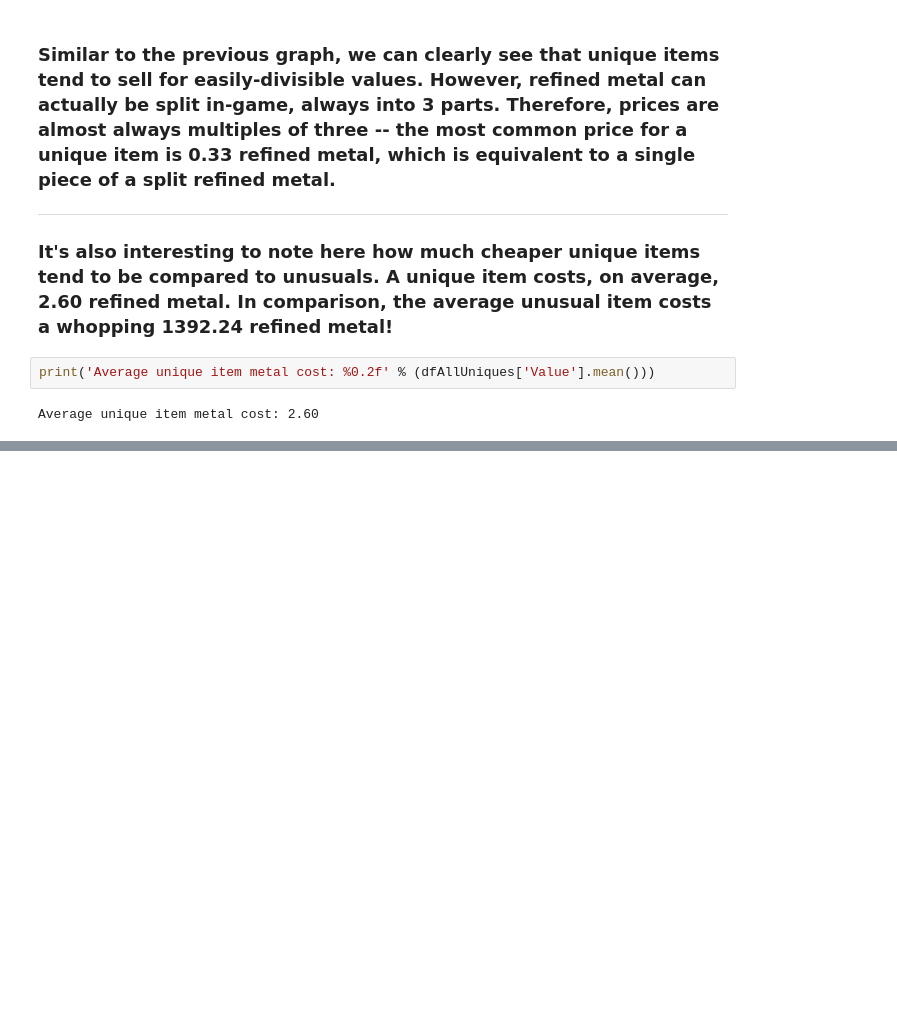
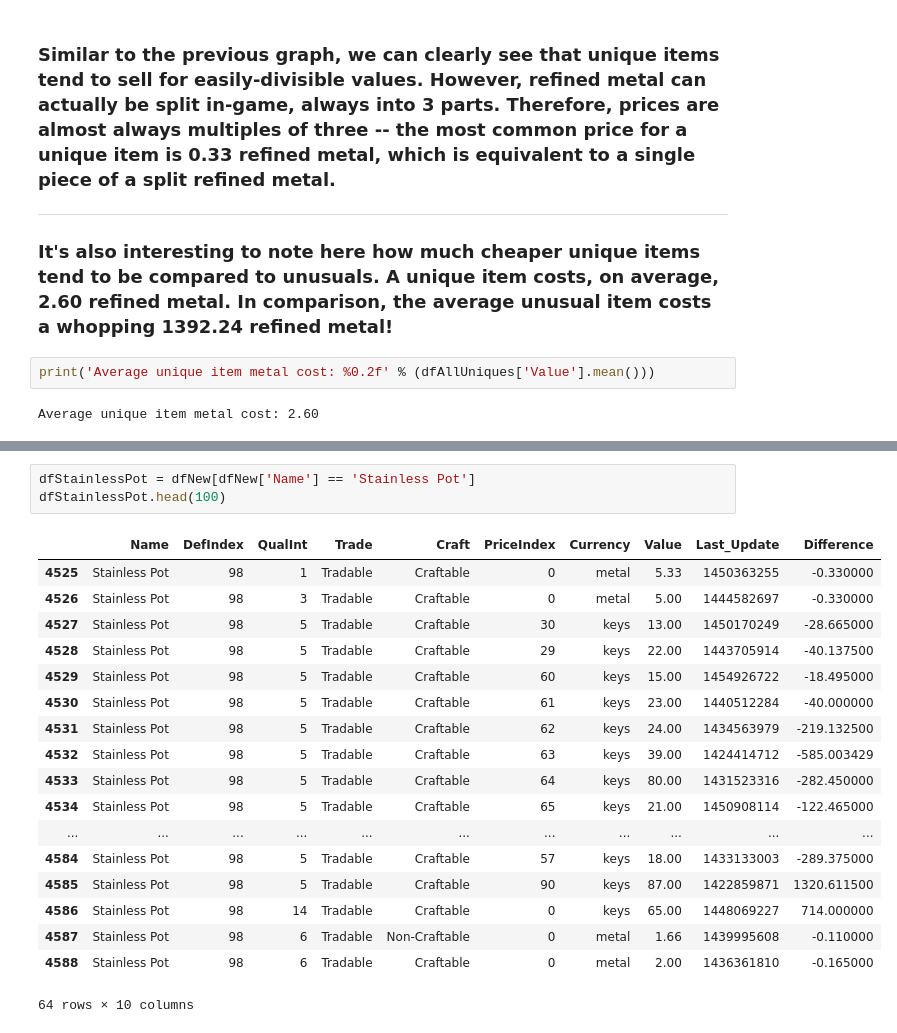
Before and after one commit to NithinPerumal/SteamMarketAnalysis, a Jupyter notebook: IPython Notebook/Jacob's Data Analysis.ipynb, the cells around one changed output, grey strips where cells are left out. Drawn from its saved outputs; the diff is of its cells as text; blank space fills up the shorter version.

```diff
--- a/IPython Notebook/Jacob's Data Analysis.ipynb
+++ b/IPython Notebook/Jacob's Data Analysis.ipynb
@@ -176,0 +191,22 @@ dfAllUnusuals['Value'].mean()
+# %%
+dfStainlessPot = dfNew[dfNew['Name'] == 'Stainless Pot']
+dfStainlessPot.head(100)
+# %% [output]
+|  | Name | DefIndex | QualInt | Trade | Craft | PriceIndex | Currency | Value | Last_Update | Difference |
+| 4525 | Stainless Pot | 98 | 1 | Tradable | Craftable | 0 | metal | 5.33 | 1450363255 | -0.330000 |
+| 4526 | Stainless Pot | 98 | 3 | Tradable | Craftable | 0 | metal | 5.00 | 1444582697 | -0.330000 |
+| 4527 | Stainless Pot | 98 | 5 | Tradable | Craftable | 30 | keys | 13.00 | 1450170249 | -28.665000 |
+| 4528 | Stainless Pot | 98 | 5 | Tradable | Craftable | 29 | keys | 22.00 | 1443705914 | -40.137500 |
+| 4529 | Stainless Pot | 98 | 5 | Tradable | Craftable | 60 | keys | 15.00 | 1454926722 | -18.495000 |
+| 4530 | Stainless Pot | 98 | 5 | Tradable | Craftable | 61 | keys | 23.00 | 1440512284 | -40.000000 |
+| 4531 | Stainless Pot | 98 | 5 | Tradable | Craftable | 62 | keys | 24.00 | 1434563979 | -219.132500 |
+| 4532 | Stainless Pot | 98 | 5 | Tradable | Craftable | 63 | keys | 39.00 | 1424414712 | -585.003429 |
+| 4533 | Stainless Pot | 98 | 5 | Tradable | Craftable | 64 | keys | 80.00 | 1431523316 | -282.450000 |
+| 4534 | Stainless Pot | 98 | 5 | Tradable | Craftable | 65 | keys | 21.00 | 1450908114 | -122.465000 |
+| ... | ... | ... | ... | ... | ... | ... | ... | ... | ... | ... |
+| 4584 | Stainless Pot | 98 | 5 | Tradable | Craftable | 57 | keys | 18.00 | 1433133003 | -289.375000 |
+| 4585 | Stainless Pot | 98 | 5 | Tradable | Craftable | 90 | keys | 87.00 | 1422859871 | 1320.611500 |
+| 4586 | Stainless Pot | 98 | 14 | Tradable | Craftable | 0 | keys | 65.00 | 1448069227 | 714.000000 |
+| 4587 | Stainless Pot | 98 | 6 | Tradable | Non-Craftable | 0 | metal | 1.66 | 1439995608 | -0.110000 |
+| 4588 | Stainless Pot | 98 | 6 | Tradable | Craftable | 0 | metal | 2.00 | 1436361810 | -0.165000 |
+64 rows × 10 columns
```
Also changed, not shown: parts of 7 cells of this notebook, 1 other file.
